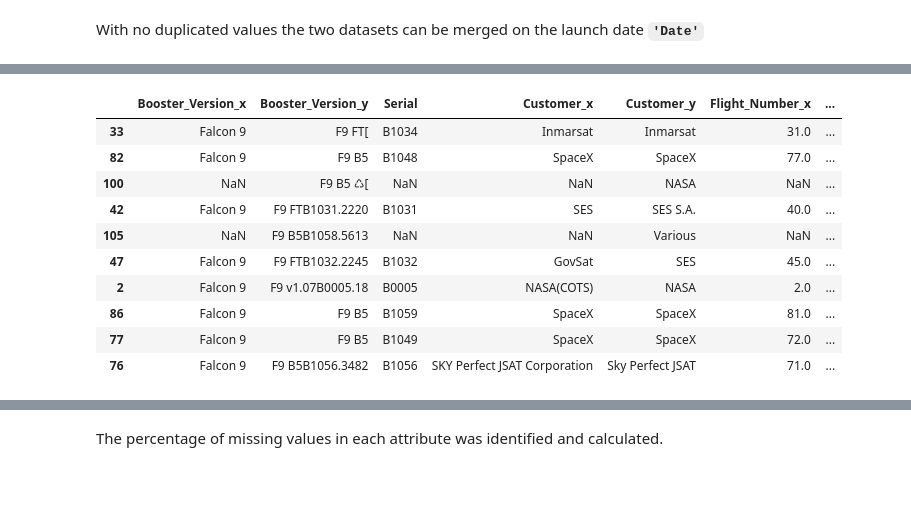
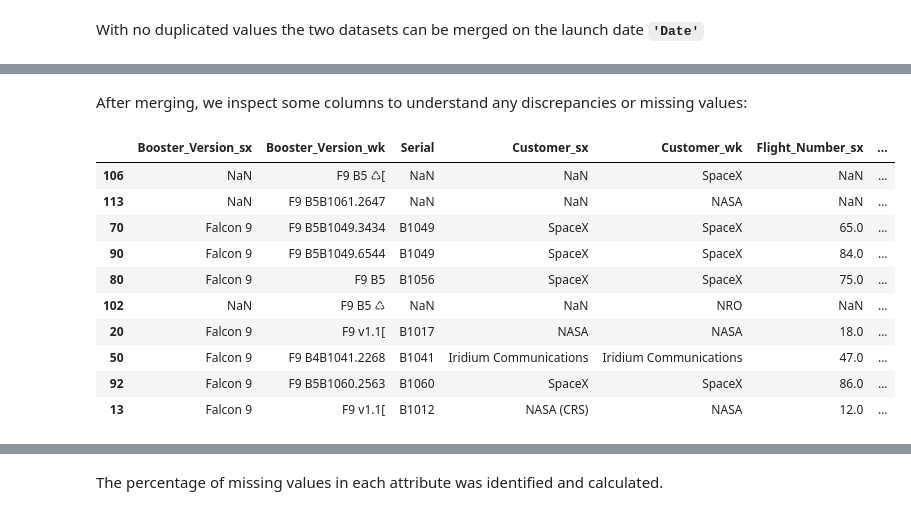
Before and after one commit to jgp-13/SpaceX_project, a Jupyter notebook: notebooks/Lab_3_Data_Wrangling.ipynb, the cells around one changed output, grey strips where cells are left out. Drawn from its saved outputs; the diff is of its cells as text; code cells hidden in the pictures; blank space fills up the shorter version.

```diff
--- a/notebooks/Lab_3_Data_Wrangling_Completed.ipynb
+++ b/notebooks/Lab_3_Data_Wrangling.ipynb
@@ -123,7 +125,6 @@ In the second Dataset there are 0 launches on the same day (duplicated values).
 # %% [markdown]
 With no duplicated values the two datasets can be merged on the launch date **`'Date'`**
 # %%
-df = pd.merge(df1,df2, on = 'Date', how='right')
-df = df[sorted(df.columns)]
-df.sample(10)
+df = df1.merge(df2, on = 'Date', how='right', suffixes=['_sx', '_wk'])
+df.info()
 # %% [output]
@@ -161,15 +148,17 @@ memory usage: 28.5+ KB
+# %% [markdown]
+After merging, we inspect some columns to understand any discrepancies or missing values:
 # %%
 
-df[[ 'Booster_Version_x', 'Booster_Version_y', 'Serial', 'Customer_x','Customer_y', 'Flight_Number_x', 'Flight_Number_y']].sample(10)
+df[[ 'Booster_Version_sx', 'Booster_Version_wk', 'Serial', 'Customer_sx','Customer_wk', 'Flight_Number_sx', 'Flight_Number_wk']].sample(10)
 # %% [output]
-|  | Booster_Version_x | Booster_Version_y | Serial | Customer_x | Customer_y | Flight_Number_x | ... |
-| 33 | Falcon 9 | F9 FT[ | B1034 | Inmarsat | Inmarsat | 31.0 | ... |
-| 82 | Falcon 9 | F9 B5 | B1048 | SpaceX | SpaceX | 77.0 | ... |
-| 100 | NaN | F9 B5 ♺[ | NaN | NaN | NASA | NaN | ... |
-| 42 | Falcon 9 | F9 FTB1031.2220 | B1031 | SES | SES S.A. | 40.0 | ... |
-| 105 | NaN | F9 B5B1058.5613 | NaN | NaN | Various | NaN | ... |
-| 47 | Falcon 9 | F9 FTB1032.2245 | B1032 | GovSat | SES | 45.0 | ... |
-| 2 | Falcon 9 | F9 v1.07B0005.18 | B0005 | NASA(COTS) | NASA | 2.0 | ... |
-| 86 | Falcon 9 | F9 B5 | B1059 | SpaceX | SpaceX | 81.0 | ... |
-| 77 | Falcon 9 | F9 B5 | B1049 | SpaceX | SpaceX | 72.0 | ... |
-| 76 | Falcon 9 | F9 B5B1056.3482 | B1056 | SKY Perfect JSAT Corporation | Sky Perfect JSAT | 71.0 | ... |
+|  | Booster_Version_sx | Booster_Version_wk | Serial | Customer_sx | Customer_wk | Flight_Number_sx | ... |
+| 106 | NaN | F9 B5 ♺[ | NaN | NaN | SpaceX | NaN | ... |
+| 113 | NaN | F9 B5B1061.2647 | NaN | NaN | NASA | NaN | ... |
+| 70 | Falcon 9 | F9 B5B1049.3434 | B1049 | SpaceX | SpaceX | 65.0 | ... |
+| 90 | Falcon 9 | F9 B5B1049.6544 | B1049 | SpaceX | SpaceX | 84.0 | ... |
+| 80 | Falcon 9 | F9 B5 | B1056 | SpaceX | SpaceX | 75.0 | ... |
+| 102 | NaN | F9 B5 ♺ | NaN | NaN | NRO | NaN | ... |
+| 20 | Falcon 9 | F9 v1.1[ | B1017 | NASA | NASA | 18.0 | ... |
+| 50 | Falcon 9 | F9 B4B1041.2268 | B1041 | Iridium Communications | Iridium Communications | 47.0 | ... |
+| 92 | Falcon 9 | F9 B5B1060.2563 | B1060 | SpaceX | SpaceX | 86.0 | ... |
+| 13 | Falcon 9 | F9 v1.1[ | B1012 | NASA (CRS) | NASA | 12.0 | ... |
```
Also changed, not shown: parts of 49 cells of this notebook, 6 other files.
